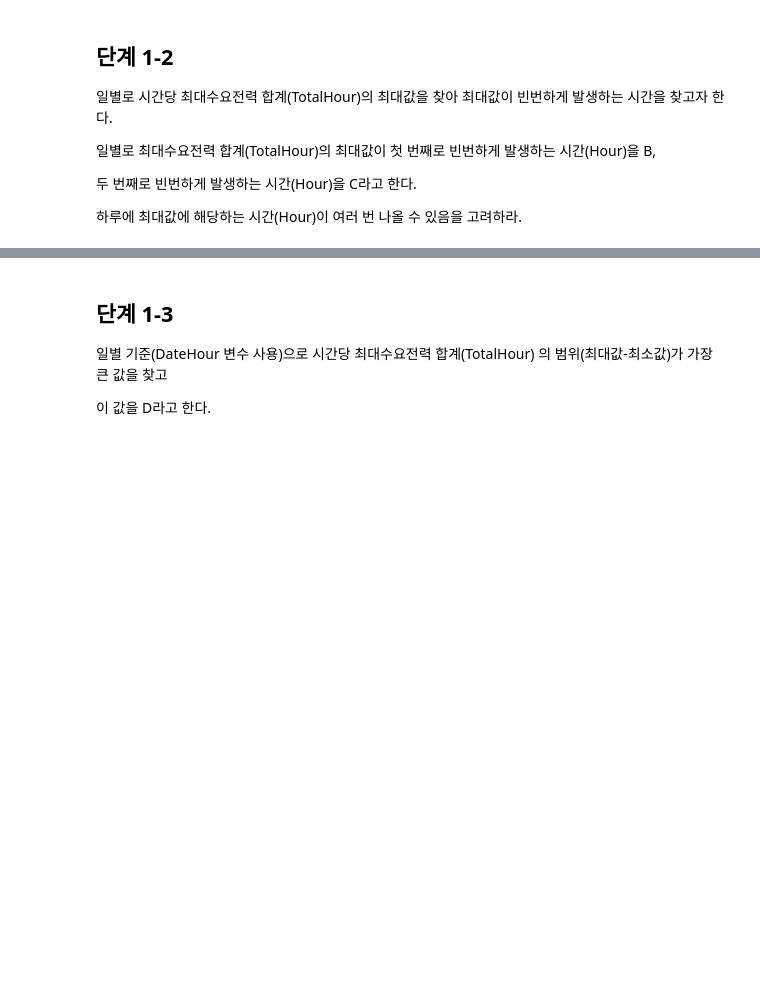
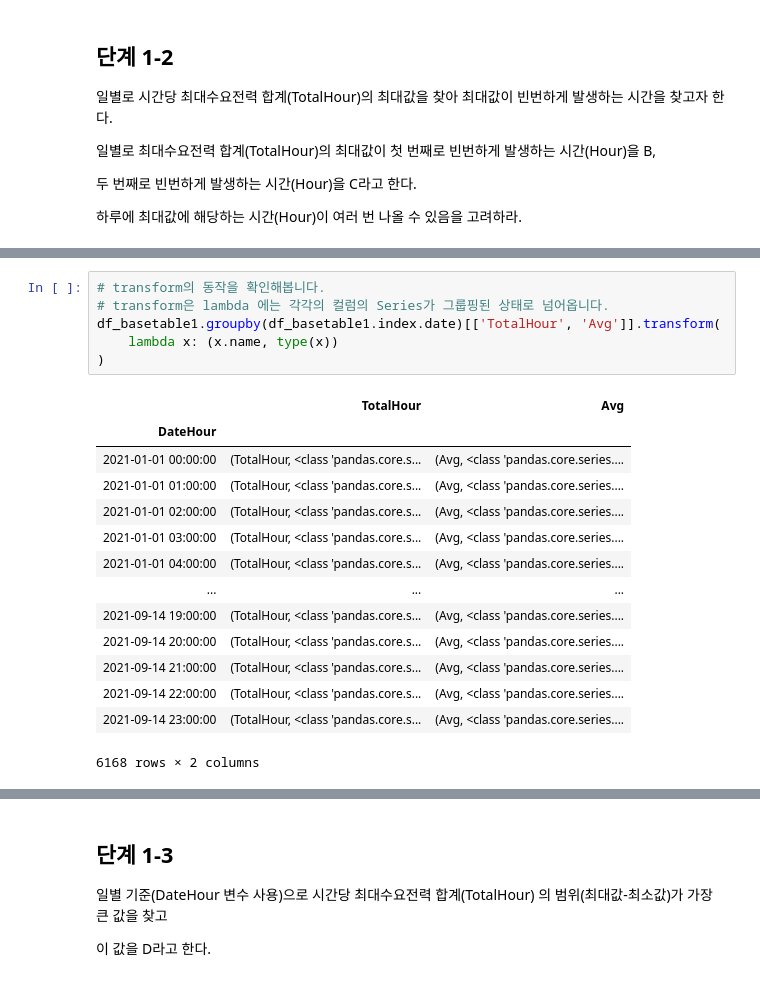
Before and after one commit to sunkusun9/DS_lv3_2509_2, a Jupyter notebook: sec_ds_lv3_prob3_prob.ipynb, the cells around one changed output, grey strips where cells are left out. Saved outputs shown, nothing was run; the diff lists cells and outputs as text; blank space fills up the shorter version.

```diff
--- a/sec_ds_lv3_prob3_prob.ipynb
+++ b/sec_ds_lv3_prob3_prob.ipynb
@@ -432,0 +716,21 @@ df_basetable1.shape # 결합 후 생성된 데이터셋명을 basetable1로 표
+# %%
+# transform의 동작을 확인해봅니다.
+# transform은 lambda 에는 각각의 컬럼의 Series가 그룹핑된 상태로 넘어옵니다.
+df_basetable1.groupby(df_basetable1.index.date)[['TotalHour', 'Avg']].transform(
+    lambda x: (x.name, type(x))
+)
+# %% [output]
+|  | TotalHour | Avg |
+| DateHour |  |  |
+| 2021-01-01 00:00:00 | (TotalHour, <class 'pandas.core.s... | (Avg, <class 'pandas.core.series.... |
+| 2021-01-01 01:00:00 | (TotalHour, <class 'pandas.core.s... | (Avg, <class 'pandas.core.series.... |
+| 2021-01-01 02:00:00 | (TotalHour, <class 'pandas.core.s... | (Avg, <class 'pandas.core.series.... |
+| 2021-01-01 03:00:00 | (TotalHour, <class 'pandas.core.s... | (Avg, <class 'pandas.core.series.... |
+| 2021-01-01 04:00:00 | (TotalHour, <class 'pandas.core.s... | (Avg, <class 'pandas.core.series.... |
+| ... | ... | ... |
+| 2021-09-14 19:00:00 | (TotalHour, <class 'pandas.core.s... | (Avg, <class 'pandas.core.series.... |
+| 2021-09-14 20:00:00 | (TotalHour, <class 'pandas.core.s... | (Avg, <class 'pandas.core.series.... |
+| 2021-09-14 21:00:00 | (TotalHour, <class 'pandas.core.s... | (Avg, <class 'pandas.core.series.... |
+| 2021-09-14 22:00:00 | (TotalHour, <class 'pandas.core.s... | (Avg, <class 'pandas.core.series.... |
+| 2021-09-14 23:00:00 | (TotalHour, <class 'pandas.core.s... | (Avg, <class 'pandas.core.series.... |
+6168 rows × 2 columns
```
Also changed, not shown: parts of 42 cells of this notebook.
